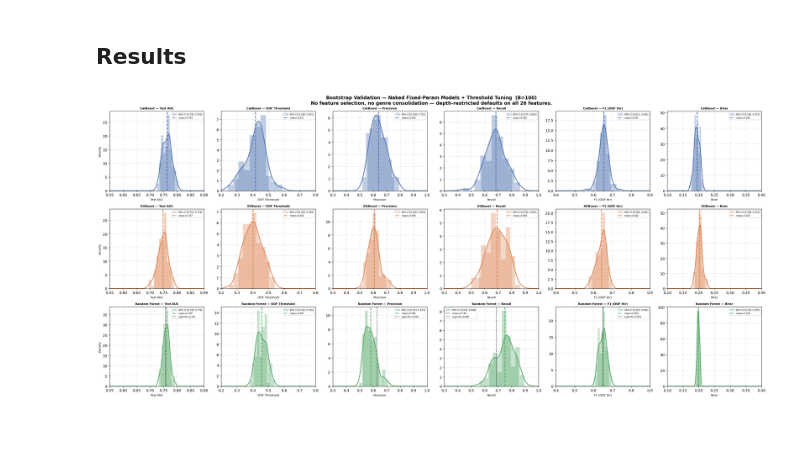
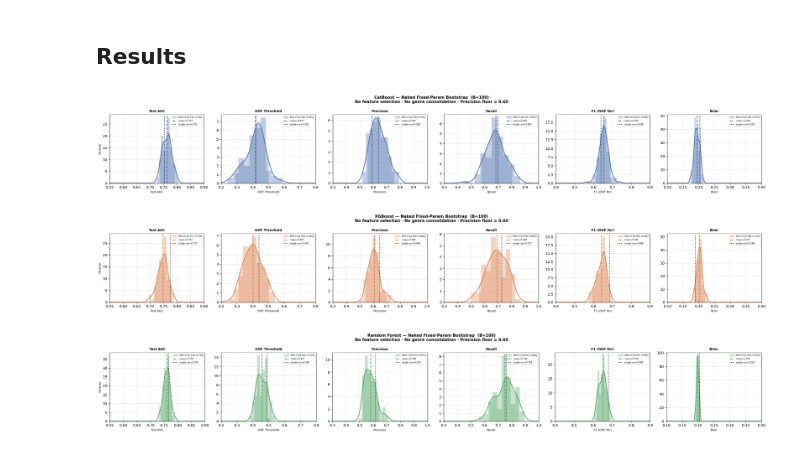
Before and after one commit to Erdos-Projects/spring-2026-hitmakers, a Jupyter notebook: Preliminary Study/ml_sandbox/ml_sandbox_34_bootstrap_naked_threshold.ipynb, the cells around one changed output. Cells and saved outputs as stored; diff of their text form; code cells hidden in the pictures.

```diff
--- a/Preliminary Study/ml_sandbox/ml_sandbox_34_bootstrap_naked_threshold.ipynb
+++ b/Preliminary Study/ml_sandbox/ml_sandbox_34_bootstrap_naked_threshold.ipynb
@@ -185,6 +185,9 @@ Done. Results saved to bootstrap_naked_threshold_results.pkl
 # %% [markdown]
 ## Results
 # %%
+# ── PLOT CELL ──────────────────────────────────────────────────────────
+from scipy.stats import gaussian_kde
+
 with open('../../ml_sandbox/bootstrap_naked_threshold_results.pkl', 'rb') as f:
     results = pickle.load(f)
 
@@ -192,6 +195,13 @@ palette = {
     'CatBoost':      '#4C72B0',
     'XGBoost':       '#DD8452',
     'Random Forest': '#55A868',
+}
+
+# nb21 single-run reference values
+NB21_REF = {
+    'CatBoost':      {'test_auc': 0.7533, 'threshold': 0.42, 'precision': 0.590, 'recall': 0.697, 'f1': 0.639, 'brier': 0.204},
+    'XGBoost':       {'test_auc': 0.7742, 'threshold': 0.44, 'precision': 0.649, 'recall': 0.727, 'f1': 0.686, 'brier': 0.189},
+    'Random Forest': {'test_auc': 0.7671, 'threshold': 0.49, 'precision': 0.617, 'recall': 0.758, 'f1': 0.680, 'brier': 0.205},
 }
 
 plot_metrics = [
@@ -203,54 +213,54 @@ plot_metrics = [
     ('brier',     'Brier',         (0.10, 0.40)),
 ]
 
-fig, axes = plt.subplots(3, 6, figsize=(26, 12))
-fig.suptitle(
-    f'Bootstrap Validation — Naked Fixed-Param Models + Threshold Tuning  (B={B})\n'
-    'No feature selection, no genre consolidation — depth-restricted defaults on all 26 features.',
-    fontsize=13, fontweight='bold'
-)
+for name in BOOT_MODELS:
+    color = palette[name]
+    fig, axes = plt.subplots(1, 6, figsize=(26, 4))
+    fig.suptitle(
+        f'{name} — Naked Fixed-Param Bootstrap  (B={B})\n'
+        'No feature selection · No genre consolidation · Precision floor ≥ 0.60',
+        fontsize=11, fontweight='bold'
+    )
 
-for row, name in enumerate(BOOT_MODELS):
-    color = palette[name]
     for col, (metric, label, xlim) in enumerate(plot_metrics):
-        ax   = axes[row, col]
+        ax   = axes[col]
         vals = [v for v in results[name][metric] if not np.isnan(v)]
         if not vals:
-            ax.set_title(f'{name}\n{label}\n(no data)'); continue
+            ax.set_title(f'{label}\n(no data)'); continue
 
         mu  = np.mean(vals)
         p5  = np.percentile(vals, 5)
         p95 = np.percentile(vals, 95)
         x_grid = np.linspace(*xlim, 300)
 
         ax.hist(vals, bins=10, color=color, alpha=0.35, density=True)
         try:
             kde   = gaussian_kde(vals, bw_method='scott')
             y_kde = kde(x_grid)
             ax.plot(x_grid, y_kde, color=color, lw=2.0)
             mask = (x_grid >= p5) & (x_grid <= p95)
             ax.fill_between(x_grid[mask], y_kde[mask], alpha=0.30, color=color,
                             label=f'90% CI [{p5:.3f}, {p95:.3f}]')
         except Exception:
             pass
 
         ax.axvline(mu, color=color, lw=2.0, linestyle='--', label=f'mean={mu:.3f}')
 
-        # Light RF reference lines for RF row
-        if name == 'Random Forest':
-            ref = NB33_RF.get(metric.replace('test_auc', 'auc'))
-            if ref:
-                ax.axvline(ref, color='black', lw=1.5, linestyle=':', label=f'Light RF={ref:.3f}')
+        ref = NB21_REF[name].get(metric)
+        if ref:
+            ax.axvline(ref, color='black', lw=1.5, linestyle=':', label=f'single run={ref:.3f}')
 
         ax.set_xlabel(label, fontsize=8)
         ax.set_ylabel('Density' if col == 0 else '', fontsize=8)
-        ax.set_title(f'{name} — {label}', fontweight='bold', fontsize=8)
+        ax.set_title(label, fontweight='bold', fontsize=9)
         ax.set_xlim(xlim)
         ax.legend(fontsize=6)
         ax.grid(True, alpha=0.3)
 
-plt.tight_layout()
-plt.savefig('../../ml_sandbox/bootstrap_naked_threshold_plot.png', dpi=150, bbox_inches='tight')
-plt.show()
+    plt.tight_layout()
+    plt.savefig(f'../../ml_sandbox/bootstrap_naked_{name.replace(" ", "_")}_plot.png', dpi=150, bbox_inches='tight')
+    plt.show()
 # %% [output]
-[figure, old version]
+[figure, new version]
+[figure, added]
+[figure, added]
```
Also changed, not shown: parts of 2 cells of this notebook, 10 other files.
